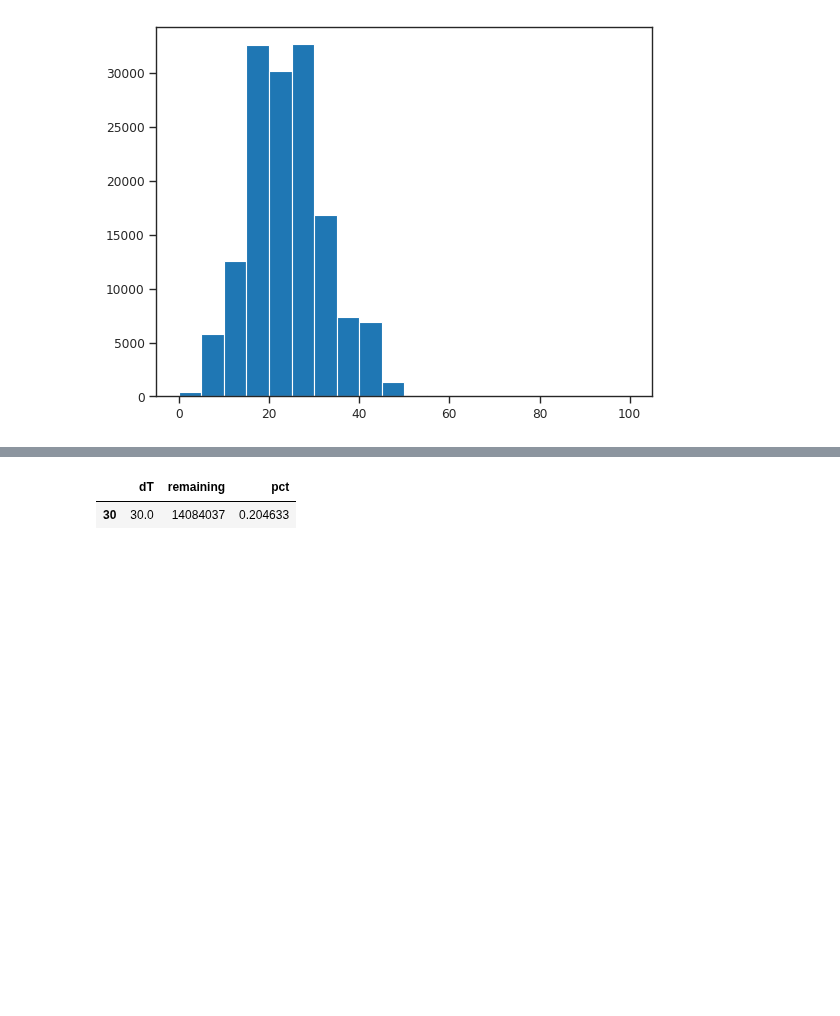
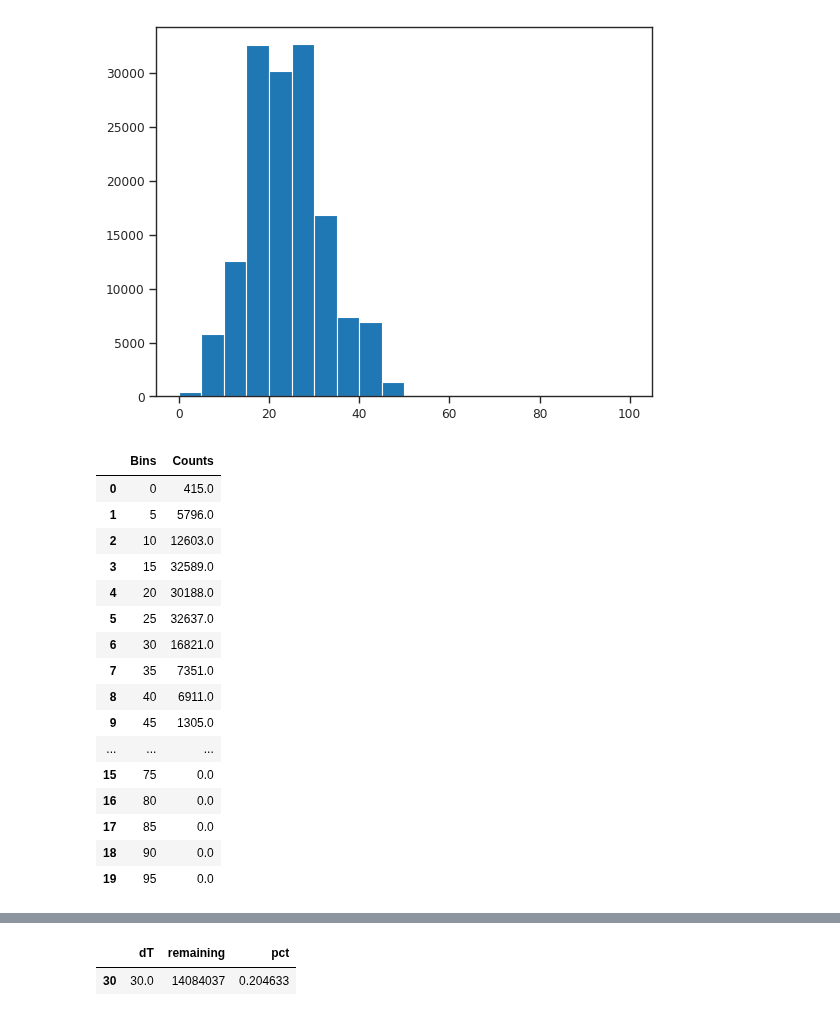
Before and after one commit to BeckResearchLab/learn2thermDB, a Jupyter notebook: plotting/final_plots.ipynb, the cells around one changed output, grey strips where cells are left out. Drawn from its saved outputs; the diff is of its cells as text; code cells hidden in the pictures; blank space fills up the shorter version.

```diff
--- a/plotting/final_plots.ipynb
+++ b/plotting/final_plots.ipynb
@@ -334,3 +336,23 @@ delta_hist['Bins'] = delta_hist['Bins'].astype(int)
+# %%
+delta_hist
+# %% [output]
+|  | Bins | Counts |
+| 0 | 0 | 415.0 |
+| 1 | 5 | 5796.0 |
+| 2 | 10 | 12603.0 |
+| 3 | 15 | 32589.0 |
+| 4 | 20 | 30188.0 |
+| 5 | 25 | 32637.0 |
+| 6 | 30 | 16821.0 |
+| 7 | 35 | 7351.0 |
+| 8 | 40 | 6911.0 |
+| 9 | 45 | 1305.0 |
+| ... | ... | ... |
+| 15 | 75 | 0.0 |
+| 16 | 80 | 0.0 |
+| 17 | 85 | 0.0 |
+| 18 | 90 | 0.0 |
+| 19 | 95 | 0.0 |
 # %%
 fig, ax = plt.subplots(2,1, figsize=(4,8))
 sns.barplot(data=delta_hist, x='Bins', y='Counts', ax=ax[0], color='#fdae6b')
```
Also changed, not shown: parts of 2 cells of this notebook, 1 other file.
